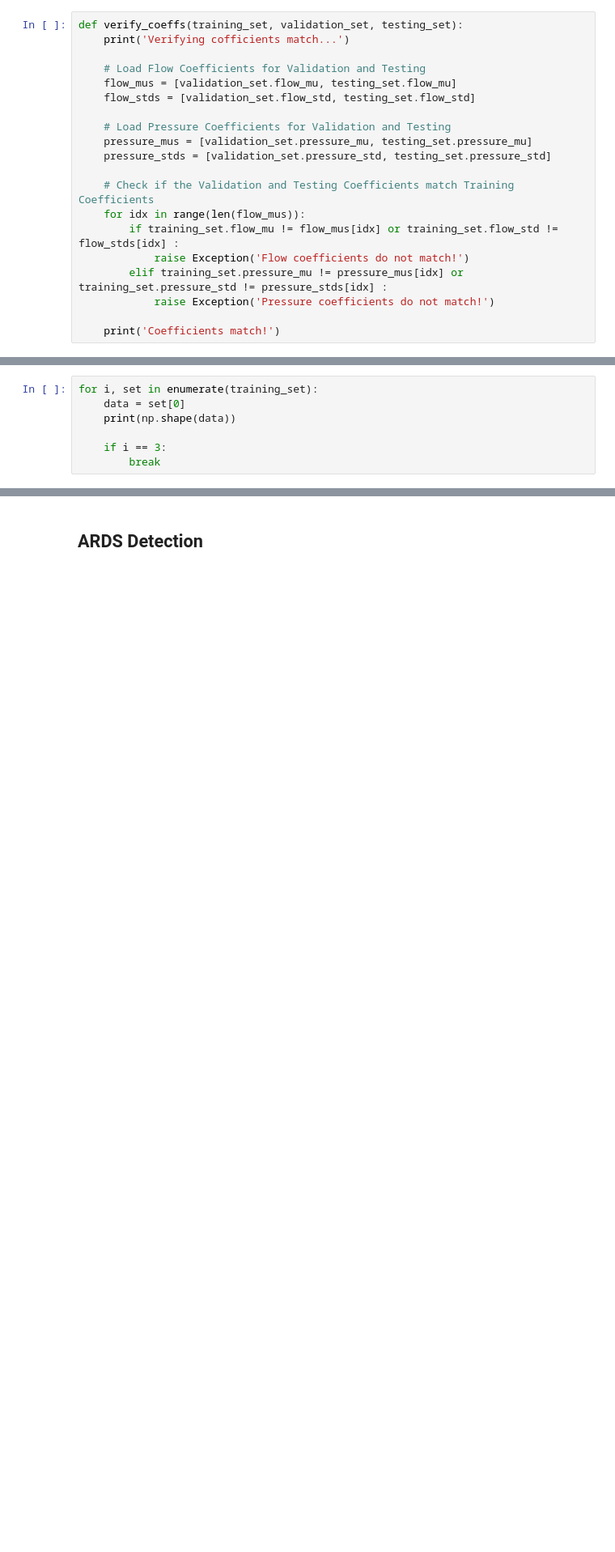
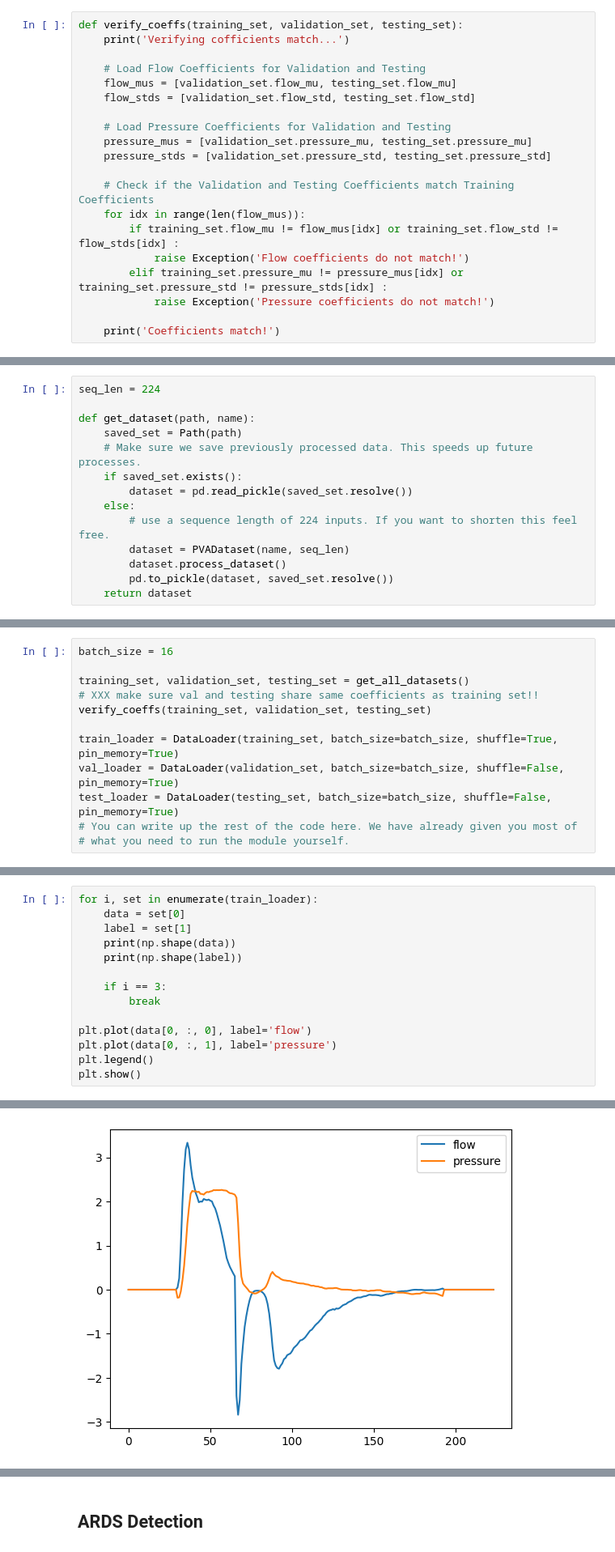
Before and after one commit to EEC193AB-master/mini_project_b2_asidher, a Jupyter notebook: lab_b2.ipynb, the cells around one changed output, grey strips where cells are left out. Shown at 81% size. Cells and saved outputs as stored; diff of their text form; blank space fills up the shorter version.

Commit message:
Completed code for Assignment 1
Still need to complete the discussion notes. The dataset.py file was also updated with the new code provided by Luca in Slack.

```diff
--- a/lab_b2.ipynb
+++ b/lab_b2.ipynb
@@ -162,0 +263,14 @@ import numpy as np
+# %%
+seq_len = 224
+
+def get_dataset(path, name):
+    saved_set = Path(path)
+    # Make sure we save previously processed data. This speeds up future processes.
+    if saved_set.exists():
+        dataset = pd.read_pickle(saved_set.resolve())
+    else:
+        # use a sequence length of 224 inputs. If you want to shorten this feel free.
+        dataset = PVADataset(name, seq_len)
+        dataset.process_dataset()
+        pd.to_pickle(dataset, saved_set.resolve())
+    return dataset
@@ -162,0 +286,12 @@ import numpy as np
+# %%
+batch_size = 16
+
+training_set, validation_set, testing_set = get_all_datasets()
+# XXX make sure val and testing share same coefficients as training set!!
+verify_coeffs(training_set, validation_set, testing_set)
+
+train_loader = DataLoader(training_set, batch_size=batch_size, shuffle=True, pin_memory=True)
+val_loader = DataLoader(validation_set, batch_size=batch_size, shuffle=False, pin_memory=True)
+test_loader = DataLoader(testing_set, batch_size=batch_size, shuffle=False, pin_memory=True)
+# You can write up the rest of the code here. We have already given you most of
+# what you need to run the module yourself.
@@ -163,8 +308,15 @@ import numpy as np
 # %%
-for i, set in enumerate(training_set):
+for i, set in enumerate(train_loader):
     data = set[0]
+    label = set[1]
     print(np.shape(data))
+    print(np.shape(label))
 
     if i == 3:
         break
+
+plt.plot(data[0, :, 0], label='flow')
+plt.plot(data[0, :, 1], label='pressure')
+plt.legend()
+plt.show()
 # %% [output]
@@ -174,0 +331 @@ for i, set in enumerate(training_set):
+[figure, added]
```
Also changed, not shown: parts of 36 cells of this notebook, 1 other file.
